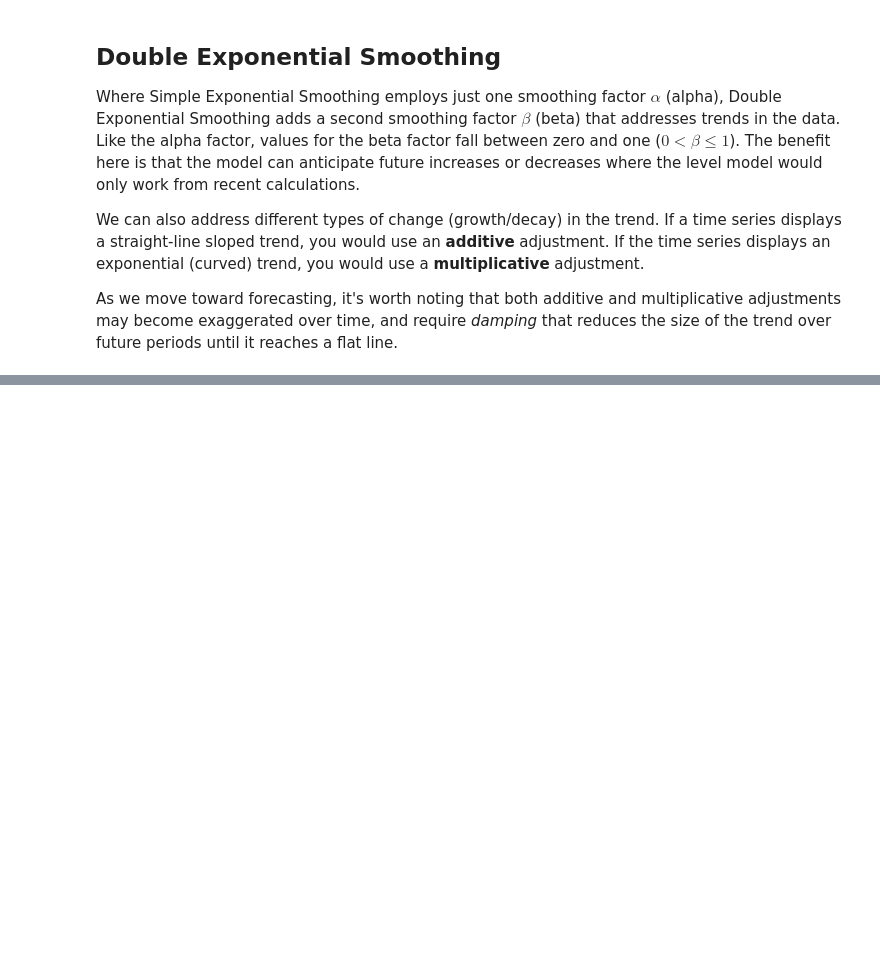
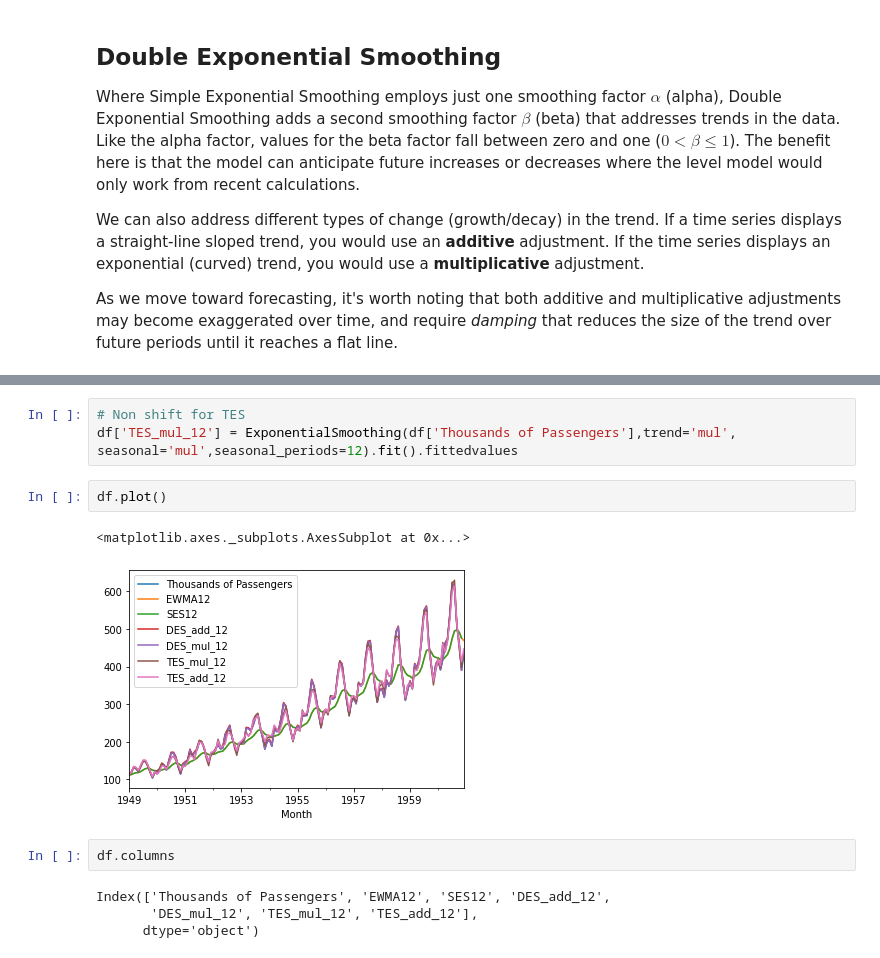
Before and after one commit to StevTobs/TimeSeries_Python, a Jupyter notebook: Time_Series_Analysis_with_Statsmodel.ipynb, the cells around one changed output, grey strips where cells are left out. Saved outputs shown, nothing was run; the diff lists cells and outputs as text; blank space fills up the shorter version.

```diff
--- a/Time_Series_Analysis_with_Statsmodel.ipynb
+++ b/Time_Series_Analysis_with_Statsmodel.ipynb
@@ -602,0 +645,14 @@ As we move toward forecasting, it's worth noting that both additive and multipli
+# %%
+# Non shift for TES
+df['TES_mul_12'] = ExponentialSmoothing(df['Thousands of Passengers'],trend='mul', seasonal='mul',seasonal_periods=12).fit().fittedvalues
+# %%
+df.plot()
+# %% [output]
+<matplotlib.axes._subplots.AxesSubplot at 0x...>
+[figure, added]
+# %%
+df.columns
+# %% [output]
+Index(['Thousands of Passengers', 'EWMA12', 'SES12', 'DES_add_12',
+       'DES_mul_12', 'TES_mul_12', 'TES_add_12'],
+      dtype='object')
```
Also changed, not shown: parts of 23 cells of this notebook.
